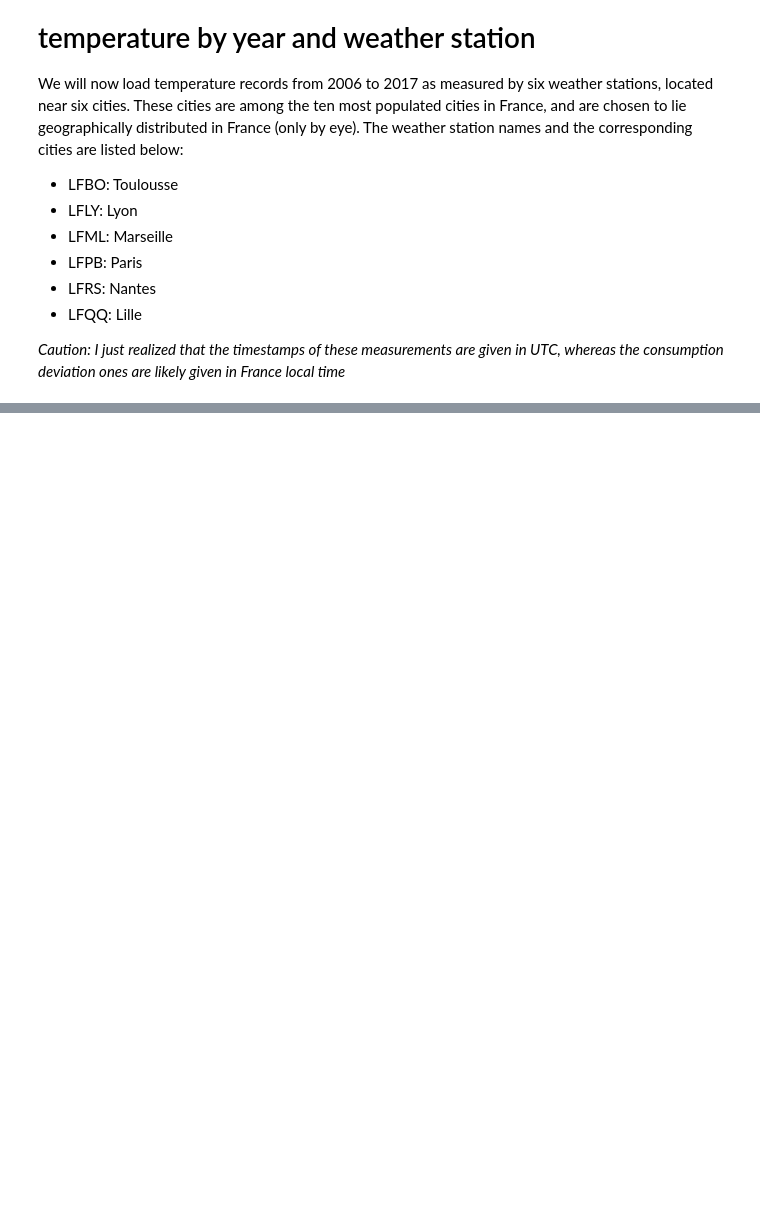
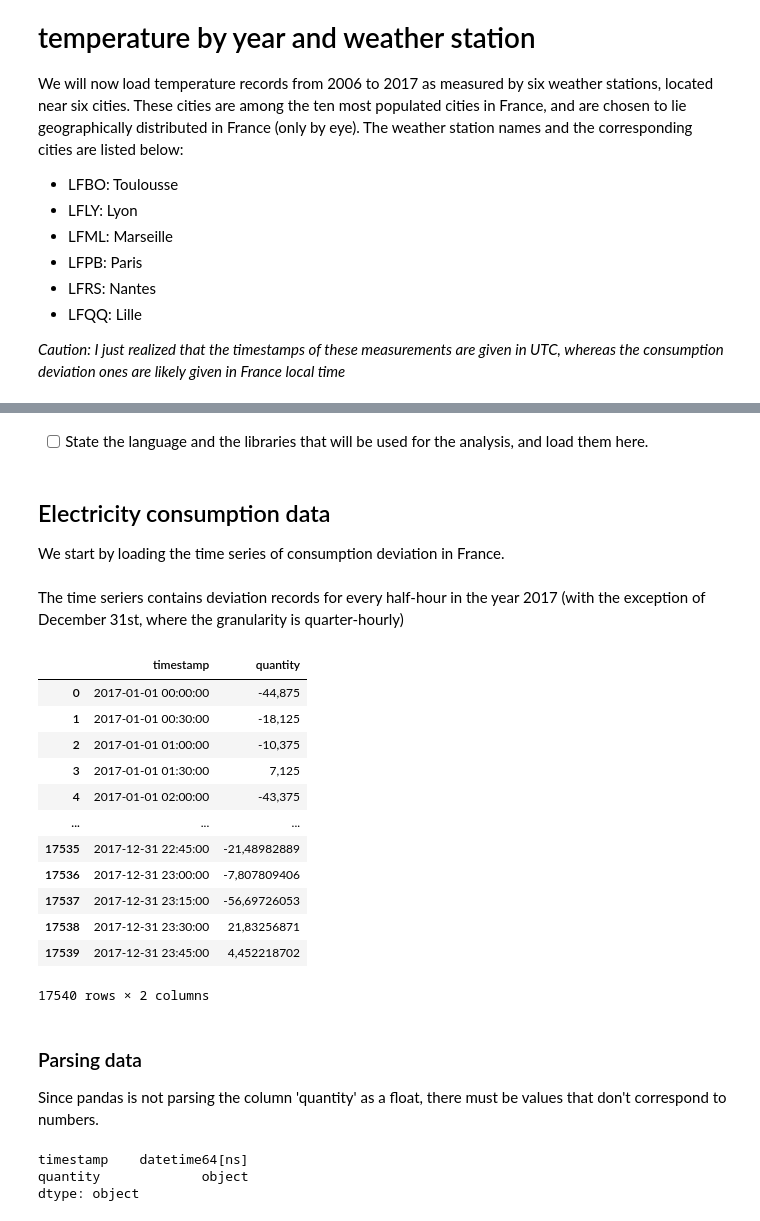
Before and after one commit to camilo-s/Aufgabe, a Jupyter notebook: aufgabe_draft.ipynb, the cells around one changed output, grey strips where cells are left out. Drawn from its saved outputs; the diff is of its cells as text; code cells hidden in the pictures; blank space fills up the shorter version.

```diff
--- a/aufgabe_draft.ipynb
+++ b/aufgabe_draft.ipynb
@@ -1098,0 +393,2 @@ plt.scatter(temp_2017[temp_2017.index.map(get_season)=='winter']['deviation'], d
+# %% [markdown]
+- [ ] State the language and the libraries that will be used for the analysis, and load them here.
@@ -1098,0 +399,5 @@ plt.scatter(temp_2017[temp_2017.index.map(get_season)=='winter']['deviation'], d
+# %% [markdown]
+
+## Electricity consumption data
+
+We start by loading the time series of consumption deviation in France.
@@ -1098,0 +406,32 @@ plt.scatter(temp_2017[temp_2017.index.map(get_season)=='winter']['deviation'], d
+# %% [markdown]
+The time seriers contains deviation records for every half-hour in the year 2017 (with the exception of December 31st, where the granularity is quarter-hourly)
+# %%
+dev_2017_pre
+# %% [output]
+|  | timestamp | quantity |
+| 0 | 2017-01-01 00:00:00 | -44,875 |
+| 1 | 2017-01-01 00:30:00 | -18,125 |
+| 2 | 2017-01-01 01:00:00 | -10,375 |
+| 3 | 2017-01-01 01:30:00 | 7,125 |
+| 4 | 2017-01-01 02:00:00 | -43,375 |
+| ... | ... | ... |
+| 17535 | 2017-12-31 22:45:00 | -21,48982889 |
+| 17536 | 2017-12-31 23:00:00 | -7,807809406 |
+| 17537 | 2017-12-31 23:15:00 | -56,69726053 |
+| 17538 | 2017-12-31 23:30:00 | 21,83256871 |
+| 17539 | 2017-12-31 23:45:00 | 4,452218702 |
+17540 rows × 2 columns
+# %% [markdown]
+### Parsing data
+
+Since pandas is not parsing the column 'quantity' as a float, there must be values that don't correspond to numbers.
+# %%
+print(dev_2017_pre.dtypes)
+
+# coerce sets unparsed values as NaN
+
+dev_2017_pre['quantity'] = pd.to_numeric(dev_2017_pre['quantity'].str.replace(',','.'), errors='coerce')
+# %% [output]
+timestamp    datetime64[ns]
+quantity             object
+dtype: object
```
Also changed, not shown: parts of 87 cells of this notebook.
